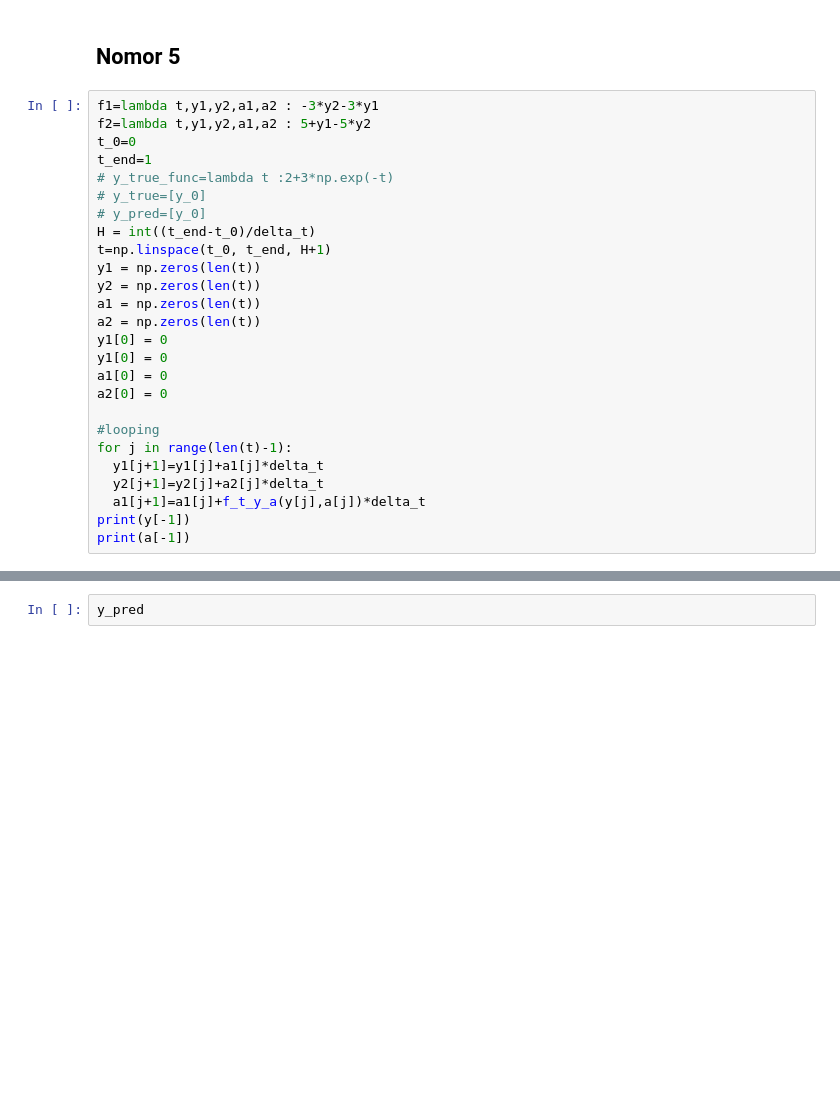
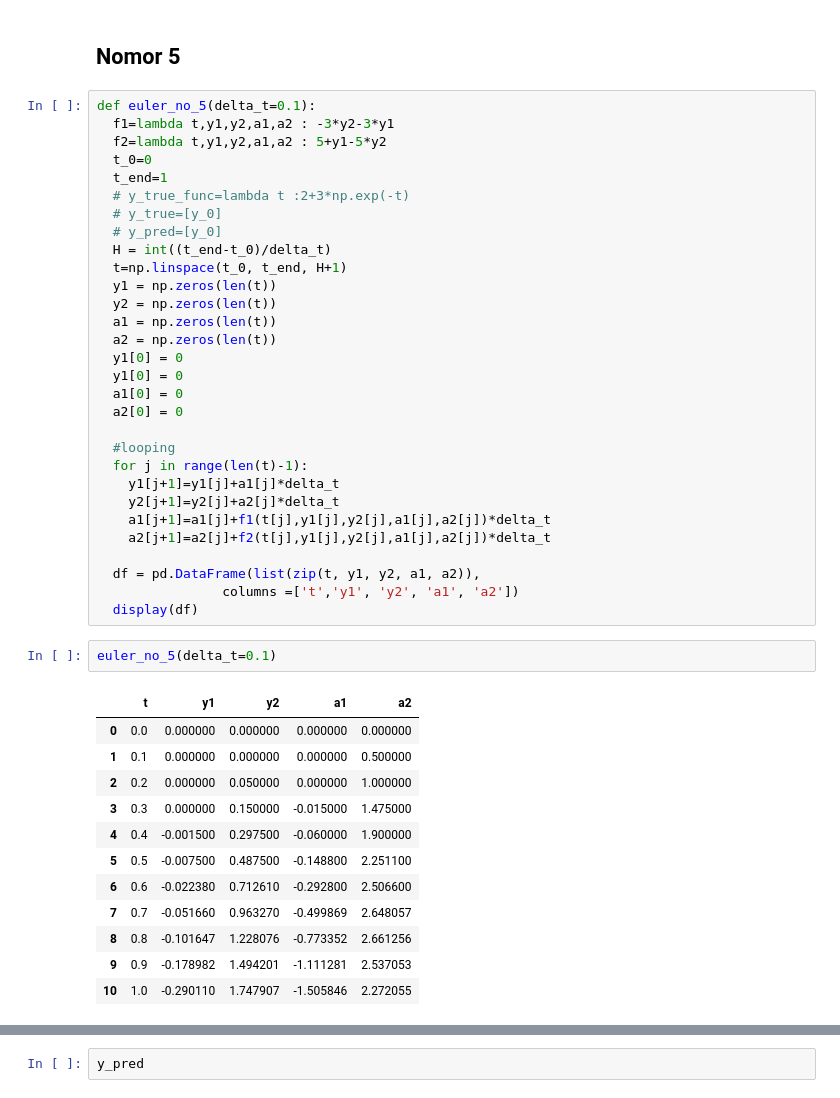
Before and after one commit to RendiZein/Metode-Rekayasa-Komputasi, a Jupyter notebook: Euler Method.ipynb, the cells around one changed output, grey strips where cells are left out. Cells and saved outputs as stored; diff of their text form; blank space fills up the shorter version.

```diff
--- a/Euler Method.ipynb
+++ b/Euler Method.ipynb
@@ -202,28 +356,47 @@ euler_no_4(delta_t = 0.01)
 # %% [markdown]
 ## Nomor 5
 # %%
-f1=lambda t,y1,y2,a1,a2 : -3*y2-3*y1
-f2=lambda t,y1,y2,a1,a2 : 5+y1-5*y2
-t_0=0
-t_end=1
-# y_true_func=lambda t :2+3*np.exp(-t)
-# y_true=[y_0]
-# y_pred=[y_0]
-H = int((t_end-t_0)/delta_t)
-t=np.linspace(t_0, t_end, H+1)
-y1 = np.zeros(len(t))
-y2 = np.zeros(len(t))
-a1 = np.zeros(len(t))
-a2 = np.zeros(len(t))
-y1[0] = 0
-y1[0] = 0
-a1[0] = 0
-a2[0] = 0
+def euler_no_5(delta_t=0.1):
+  f1=lambda t,y1,y2,a1,a2 : -3*y2-3*y1
+  f2=lambda t,y1,y2,a1,a2 : 5+y1-5*y2
+  t_0=0
+  t_end=1
+  # y_true_func=lambda t :2+3*np.exp(-t)
+  # y_true=[y_0]
+  # y_pred=[y_0]
+  H = int((t_end-t_0)/delta_t)
+  t=np.linspace(t_0, t_end, H+1)
+  y1 = np.zeros(len(t))
+  y2 = np.zeros(len(t))
+  a1 = np.zeros(len(t))
+  a2 = np.zeros(len(t))
+  y1[0] = 0
+  y1[0] = 0
+  a1[0] = 0
+  a2[0] = 0
 
-#looping
-for j in range(len(t)-1):
-  y1[j+1]=y1[j]+a1[j]*delta_t
-  y2[j+1]=y2[j]+a2[j]*delta_t
-  a1[j+1]=a1[j]+f_t_y_a(y[j],a[j])*delta_t
-print(y[-1])
-print(a[-1])
+  #looping
+  for j in range(len(t)-1):
+    y1[j+1]=y1[j]+a1[j]*delta_t
+    y2[j+1]=y2[j]+a2[j]*delta_t
+    a1[j+1]=a1[j]+f1(t[j],y1[j],y2[j],a1[j],a2[j])*delta_t
+    a2[j+1]=a2[j]+f2(t[j],y1[j],y2[j],a1[j],a2[j])*delta_t
+
+  df = pd.DataFrame(list(zip(t, y1, y2, a1, a2)),
+                columns =['t','y1', 'y2', 'a1', 'a2'])
+  display(df)
+# %%
+euler_no_5(delta_t=0.1)
+# %% [output]
+|  | t | y1 | y2 | a1 | a2 |
+| 0 | 0.0 | 0.000000 | 0.000000 | 0.000000 | 0.000000 |
+| 1 | 0.1 | 0.000000 | 0.000000 | 0.000000 | 0.500000 |
+| 2 | 0.2 | 0.000000 | 0.050000 | 0.000000 | 1.000000 |
+| 3 | 0.3 | 0.000000 | 0.150000 | -0.015000 | 1.475000 |
+| 4 | 0.4 | -0.001500 | 0.297500 | -0.060000 | 1.900000 |
+| 5 | 0.5 | -0.007500 | 0.487500 | -0.148800 | 2.251100 |
+| 6 | 0.6 | -0.022380 | 0.712610 | -0.292800 | 2.506600 |
+| 7 | 0.7 | -0.051660 | 0.963270 | -0.499869 | 2.648057 |
+| 8 | 0.8 | -0.101647 | 1.228076 | -0.773352 | 2.661256 |
+| 9 | 0.9 | -0.178982 | 1.494201 | -1.111281 | 2.537053 |
+| 10 | 1.0 | -0.290110 | 1.747907 | -1.505846 | 2.272055 |
```
Also changed, not shown: parts of 25 cells of this notebook.
